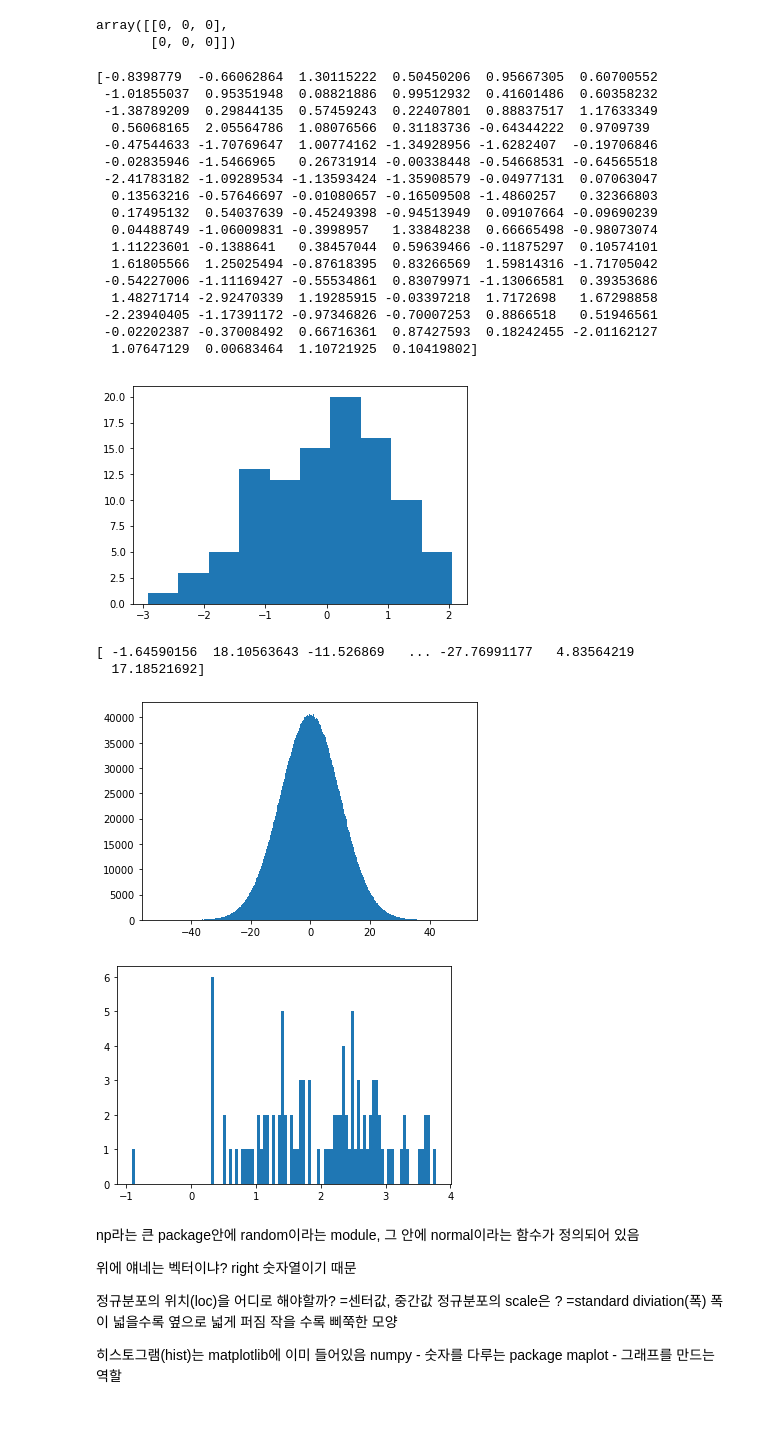
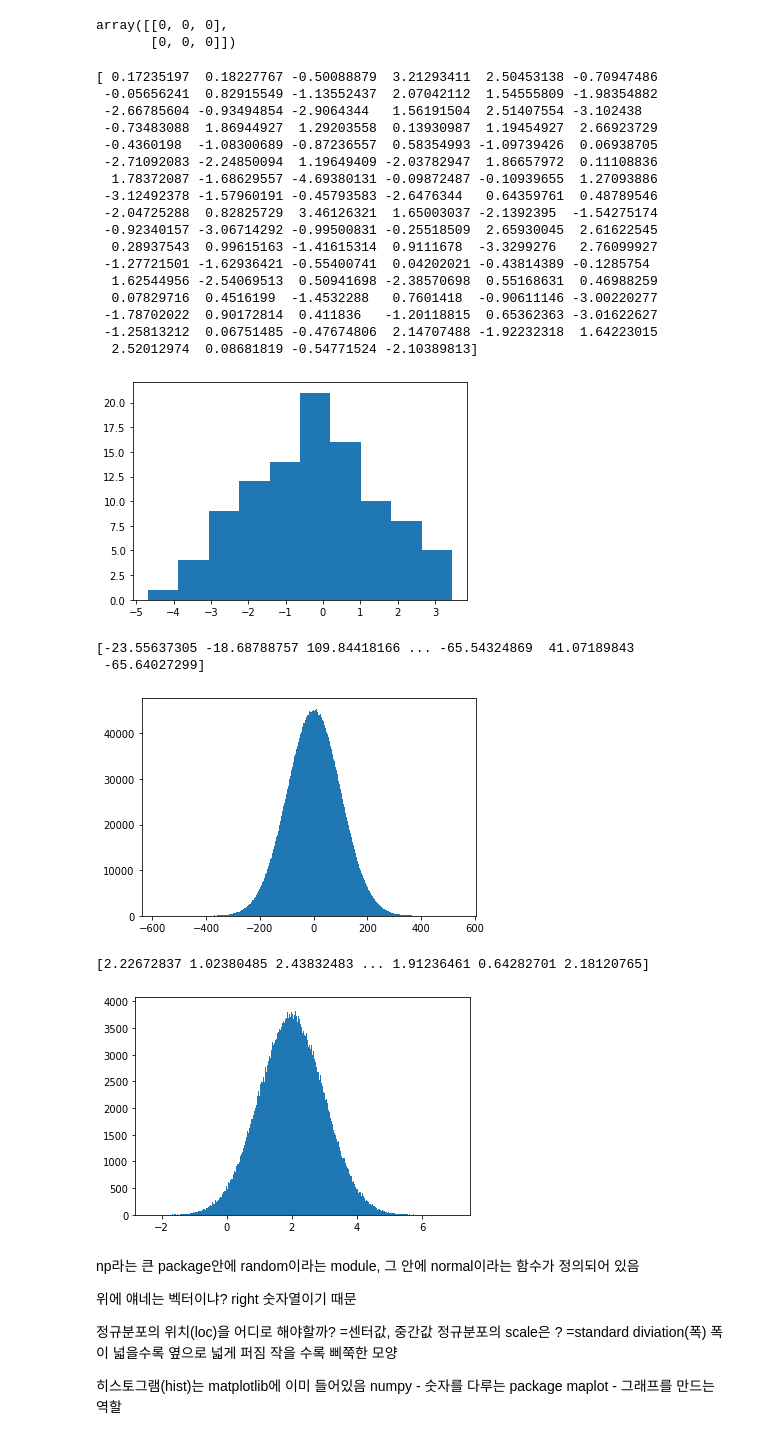
Before and after one commit to HyoenminPark/study, a Jupyter notebook: numpy.ipynb, the cells around one changed output. Cells and saved outputs as stored; diff of their text form; code cells hidden in the pictures.

```diff
--- a/numpy.ipynb
+++ b/numpy.ipynb
@@ -78,44 +80,46 @@ np.zeros_like(X)
 array([[0, 0, 0],
        [0, 0, 0]])
 # %%
-data = np.random.normal(0,1, 100) #0의 위치에서 1의 standard diviation을 가지고 100개 숫자를 만들어라
+data = np.random.normal(0,2, 100) #0의 위치에서 1의 standard diviation을 가지고 100개 숫자를 만들어라
 print(data)
 plt.hist(data, bins=10)
 plt.show()
 # %% [output]
-[-0.8398779  -0.66062864  1.30115222  0.50450206  0.95667305  0.60700552
- -1.01855037  0.95351948  0.08821886  0.99512932  0.41601486  0.60358232
- -1.38789209  0.29844135  0.57459243  0.22407801  0.88837517  1.17633349
-  0.56068165  2.05564786  1.08076566  0.31183736 -0.64344222  0.9709739
- -0.47544633 -1.70769647  1.00774162 -1.34928956 -1.6282407  -0.19706846
- -0.02835946 -1.5466965   0.26731914 -0.00338448 -0.54668531 -0.64565518
- -2.41783182 -1.09289534 -1.13593424 -1.35908579 -0.04977131  0.07063047
-  0.13563216 -0.57646697 -0.01080657 -0.16509508 -1.4860257   0.32366803
-  0.17495132  0.54037639 -0.45249398 -0.94513949  0.09107664 -0.09690239
-  0.04488749 -1.06009831 -0.3998957   1.33848238  0.66665498 -0.98073074
-  1.11223601 -0.1388641   0.38457044  0.59639466 -0.11875297  0.10574101
-  1.61805566  1.25025494 -0.87618395  0.83266569  1.59814316 -1.71705042
- -0.54227006 -1.11169427 -0.55534861  0.83079971 -1.13066581  0.39353686
-  1.48271714 -2.92470339  1.19285915 -0.03397218  1.7172698   1.67298858
- -2.23940405 -1.17391172 -0.97346826 -0.70007253  0.8866518   0.51946561
- -0.02202387 -0.37008492  0.66716361  0.87427593  0.18242455 -2.01162127
-  1.07647129  0.00683464  1.10721925  0.10419802]
+[ 0.17235197  0.18227767 -0.50088879  3.21293411  2.50453138 -0.70947486
+ -0.05656241  0.82915549 -1.13552437  2.07042112  1.54555809 -1.98354882
+ -2.66785604 -0.93494854 -2.9064344   1.56191504  2.51407554 -3.102438
+ -0.73483088  1.86944927  1.29203558  0.13930987  1.19454927  2.66923729
+ -0.4360198  -1.08300689 -0.87236557  0.58354993 -1.09739426  0.06938705
+ -2.71092083 -2.24850094  1.19649409 -2.03782947  1.86657972  0.11108836
+  1.78372087 -1.68629557 -4.69380131 -0.09872487 -0.10939655  1.27093886
+ -3.12492378 -1.57960191 -0.45793583 -2.6476344   0.64359761  0.48789546
+ -2.04725288  0.82825729  3.46126321  1.65003037 -2.1392395  -1.54275174
+ -0.92340157 -3.06714292 -0.99500831 -0.25518509  2.65930045  2.61622545
+  0.28937543  0.99615163 -1.41615314  0.9111678  -3.3299276   2.76099927
+ -1.27721501 -1.62936421 -0.55400741  0.04202021 -0.43814389 -0.1285754
+  1.62544956 -2.54069513  0.50941698 -2.38570698  0.55168631  0.46988259
+  0.07829716  0.4516199  -1.4532288   0.7601418  -0.90611146 -3.00220277
+ -1.78702022  0.90172814  0.411836   -1.20118815  0.65362363 -3.01622627
+ -1.25813212  0.06751485 -0.47674806  2.14707488 -1.92232318  1.64223015
+  2.52012974  0.08681819 -0.54771524 -2.10389813]
-[figure, old version]
+[figure, new version]
 # %%
-data = np.random.normal(0,10, 10000000)
+data = np.random.normal(1,100, 10000000)
 print(data)
 plt.hist(data, bins=1000)
 plt.show()
 # %% [output]
-[ -1.64590156  18.10563643 -11.526869   ... -27.76991177   4.83564219
-  17.18521692]
+[-23.55637305 -18.68788757 109.84418166 ... -65.54324869  41.07189843
+ -65.64027299]
-[figure, old version]
+[figure, new version]
 # %%
-data = np.random.normal(2,1, 100) #0의 위치에서 1의 standard diviation을 가지고 100개 숫자를 만들어라
-plt.hist(data, bins=100) #bins 막대그래프가 10개 있음 늘어날 수록 막대그래프의 폭이 작아짐
+data = np.random.normal(2,1,1000000) #0의 위치에서 1의 standard diviation을 가지고 100개 숫자를 만들어라
+print(data)
+plt.hist(data, bins=1000) #bins 막대그래프가 10개 있음 늘어날 수록 막대그래프의 폭이 작아짐
 plt.show()
 # %% [output]
+[2.22672837 1.02380485 2.43832483 ... 1.91236461 0.64282701 2.18120765]
-[figure, old version]
+[figure, new version]
 # %% [markdown]
 np라는 큰 package안에 random이라는 module, 그 안에 normal이라는 함수가 정의되어 있음
 
```
Also changed, not shown: parts of 6 cells of this notebook.
